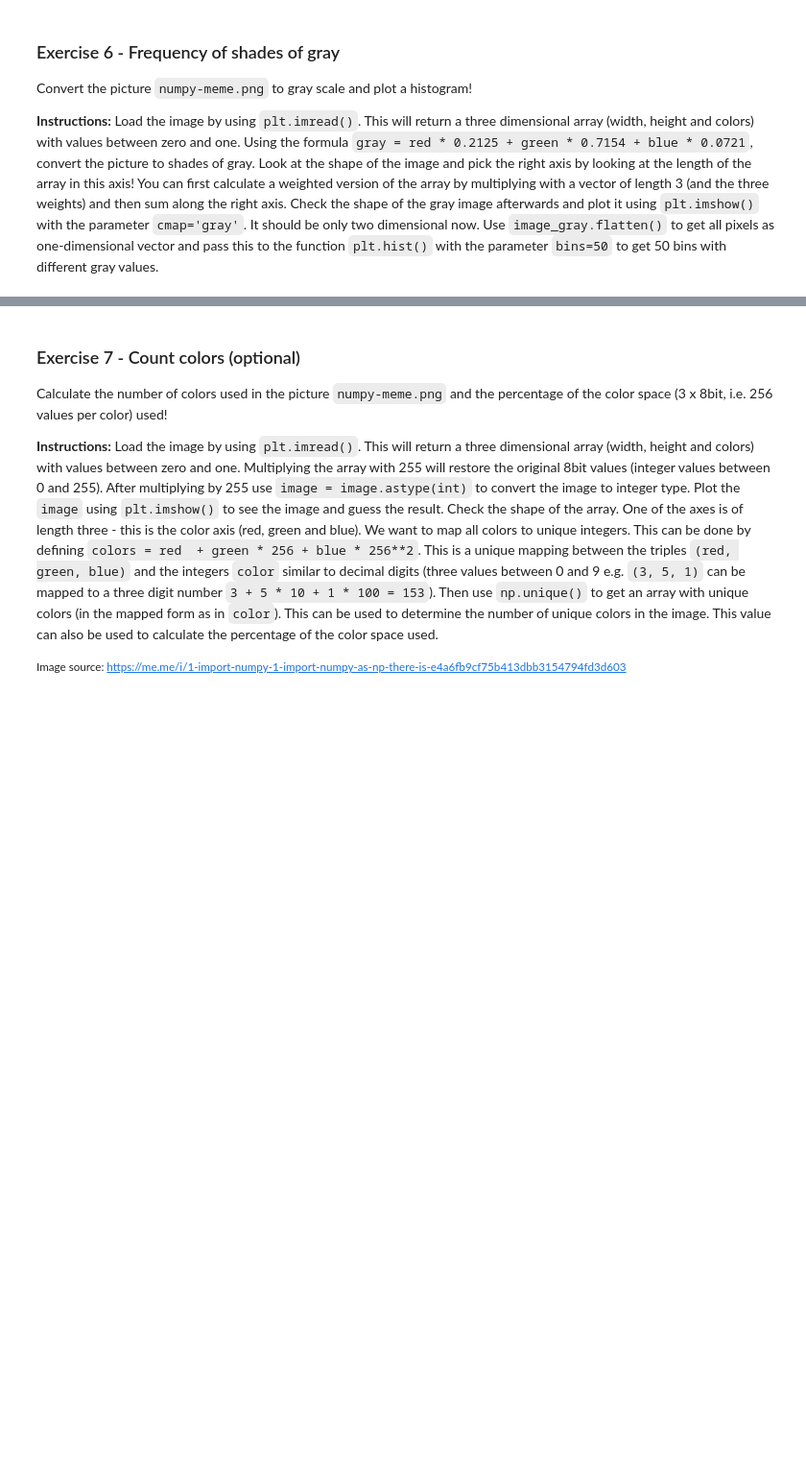
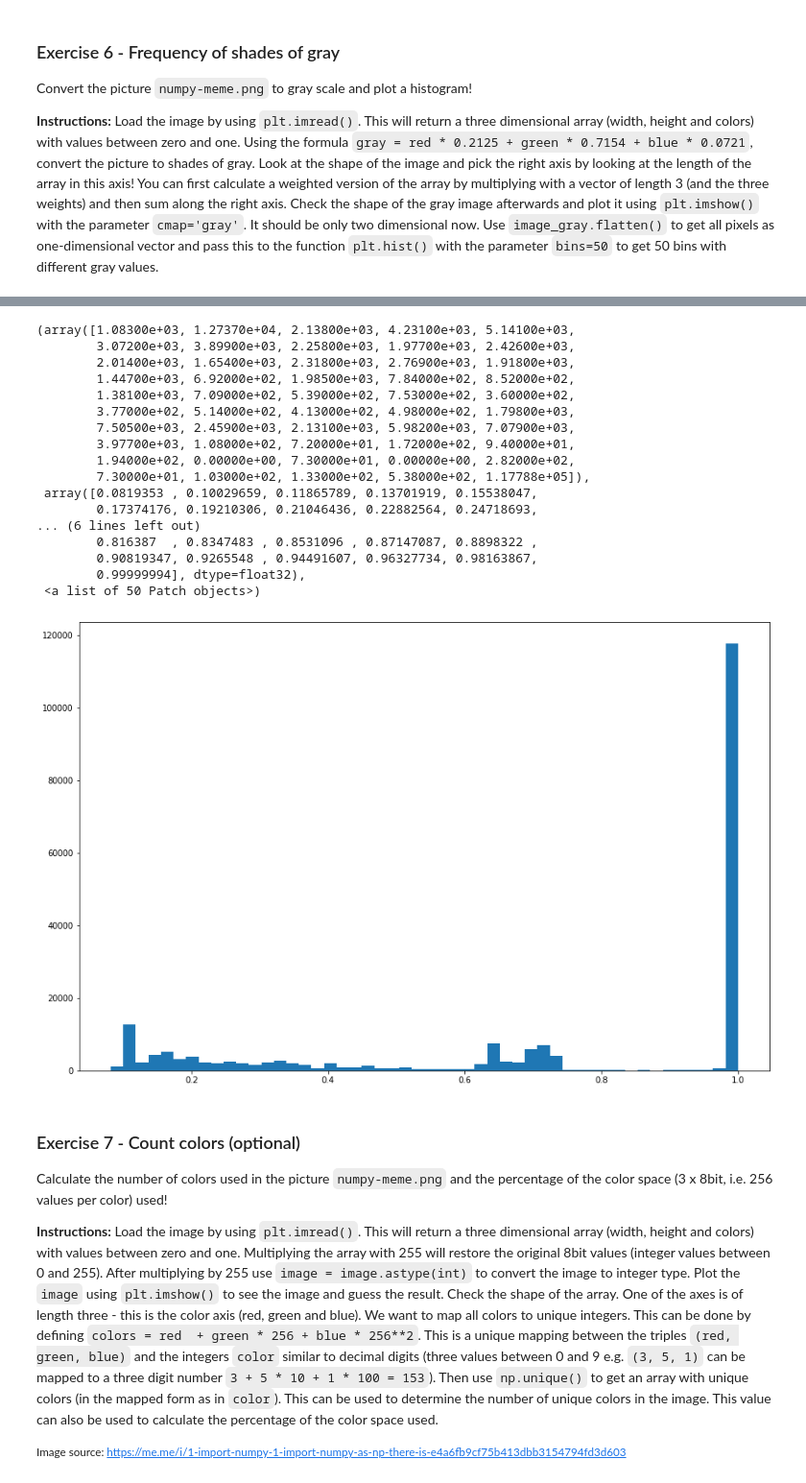
Before and after one commit to Bokubst/homework-scientific-computing, a Jupyter notebook: homework05-numpy-scipy/homework05.ipynb, the cells around one changed output, grey strips where cells are left out. Shown: that part at 96% size. Drawn from its saved outputs; the diff is of its cells as text; code cells hidden in the pictures; blank space fills up the shorter version.

```diff
--- a/homework05-numpy-scipy/homework05.ipynb
+++ b/homework05-numpy-scipy/homework05.ipynb
@@ -192,3 +259,25 @@ matplotlib.rc('figure', figsize=(15, 10))
+# %%
+image = gray.flatten()
+plt.hist(image, bins=50)
+# %% [output]
+(array([1.08300e+03, 1.27370e+04, 2.13800e+03, 4.23100e+03, 5.14100e+03,
+        3.07200e+03, 3.89900e+03, 2.25800e+03, 1.97700e+03, 2.42600e+03,
+        2.01400e+03, 1.65400e+03, 2.31800e+03, 2.76900e+03, 1.91800e+03,
+        1.44700e+03, 6.92000e+02, 1.98500e+03, 7.84000e+02, 8.52000e+02,
+        1.38100e+03, 7.09000e+02, 5.39000e+02, 7.53000e+02, 3.60000e+02,
+        3.77000e+02, 5.14000e+02, 4.13000e+02, 4.98000e+02, 1.79800e+03,
+        7.50500e+03, 2.45900e+03, 2.13100e+03, 5.98200e+03, 7.07900e+03,
+        3.97700e+03, 1.08000e+02, 7.20000e+01, 1.72000e+02, 9.40000e+01,
+        1.94000e+02, 0.00000e+00, 7.30000e+01, 0.00000e+00, 2.82000e+02,
+        7.30000e+01, 1.03000e+02, 1.33000e+02, 5.38000e+02, 1.17788e+05]),
+ array([0.0819353 , 0.10029659, 0.11865789, 0.13701919, 0.15538047,
+        0.17374176, 0.19210306, 0.21046436, 0.22882564, 0.24718693,
+... (6 lines left out)
+        0.816387  , 0.8347483 , 0.8531096 , 0.87147087, 0.8898322 ,
+        0.90819347, 0.9265548 , 0.94491607, 0.96327734, 0.98163867,
+        0.99999994], dtype=float32),
+ <a list of 50 Patch objects>)
+[figure, added]
 # %% [markdown]
 ### Exercise 7 - Count colors  (optional)
 
```
Also changed, not shown: parts of 17 cells of this notebook.
